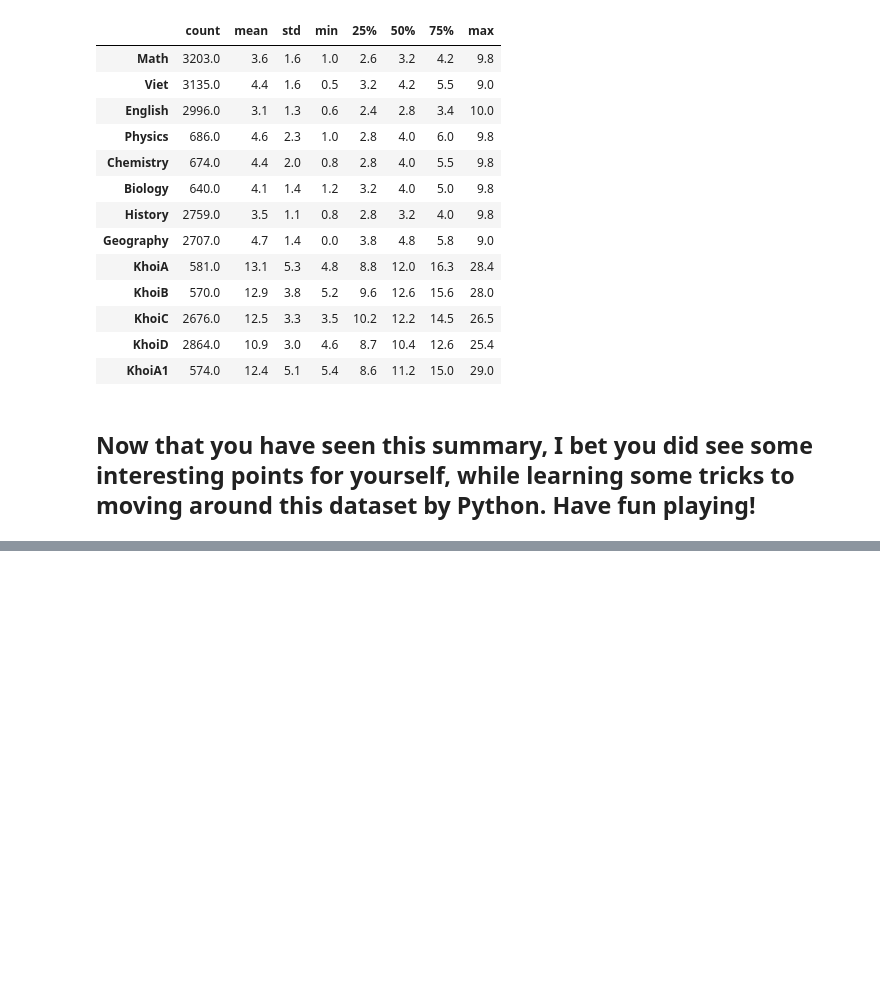
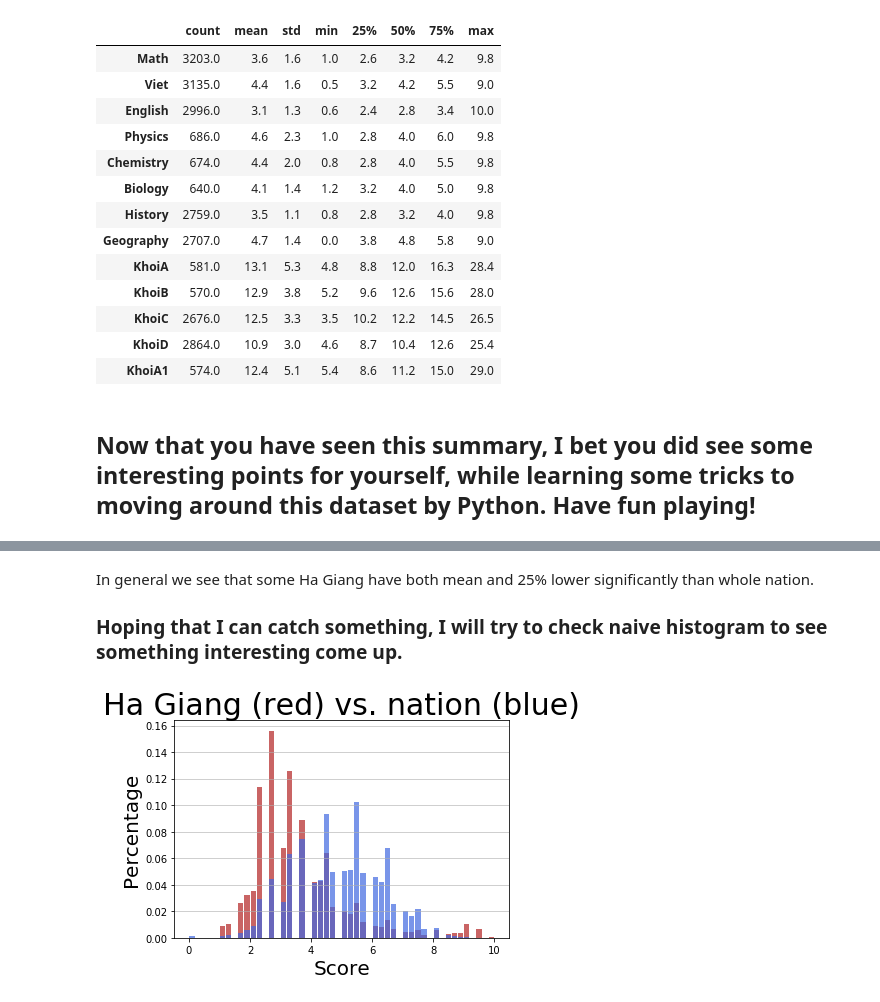
Before and after one commit to minhsphuc12/datatalk, a Jupyter notebook: A quick introduction into Vietnam graduation score 2018 .ipynb, the cells around one changed output, grey strips where cells are left out. Drawn from its saved outputs; the diff is of its cells as text; code cells hidden in the pictures; blank space fills up the shorter version.

Commit message:
add visualization histogram

```diff
--- a/A quick introduction into Vietnam graduation score 2018 .ipynb
+++ b/A quick introduction into Vietnam graduation score 2018 .ipynb
@@ -199,0 +206,6 @@ all_subject_sum_df
+# %%
+path_hagiang = os.getcwd() + '//datatalk//diem_thi_THPT_2018//THPT_2018_Ha_Giang.csv'
+path_toanquoc = os.getcwd() + '//datatalk//diem_thi_THPT_2018//THPT_2018_Quoc_gia.csv'
+
+score_hagiang = pd.read_csv(path_hagiang)
+score_toanquoc = pd.read_csv(path_toanquoc)
@@ -199,0 +250,19 @@ all_subject_sum_df
+# %% [markdown]
+In general we see that some Ha Giang have both mean and 25% lower significantly than whole nation.
+
+### Hoping that I can catch something, I will try to check naive histogram to see something interesting come up.
+# %%
+# analyze via viasualization
+import matplotlib.pyplot as plt
+weights_hagiang = np.ones_like(score_hagiang['Math'].dropna())/float(len(score_hagiang['Math'].dropna()))
+n1, bins, patches = plt.hist(x = score_hagiang['Math'][~np.isnan(score_hagiang['Math'])], bins = 50, color = 'firebrick',
+                            alpha = 0.7, rwidth = 0.85, range = [0,10], weights = weights_hagiang)
+weights_toanquoc = np.ones_like(score_toanquoc['Math'].dropna())/float(len(score_toanquoc['Math'].dropna()))
+n2, bins, patches = plt.hist(x = score_toanquoc['Math'][~np.isnan(score_toanquoc['Math'])], bins = 50, color = 'royalblue'
+                            , alpha = 0.7, rwidth = 0.85, range = [0,10], weights = weights_toanquoc)
+plt.title('Ha Giang (red) vs. nation (blue)', size = 30)
+plt.xlabel('Score', size = 20)
+plt.ylabel('Percentage', size = 20)
+plt.grid(axis = 'y', alpha = 0.75)
+# %% [output]
+[figure, added]
```
Also changed, not shown: parts of 7 cells of this notebook, 1 other file.
